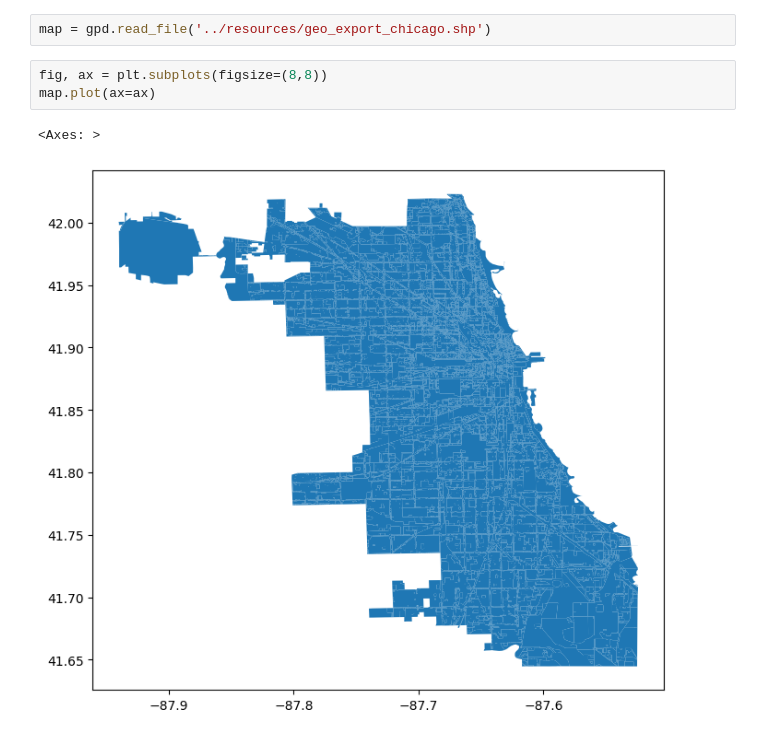
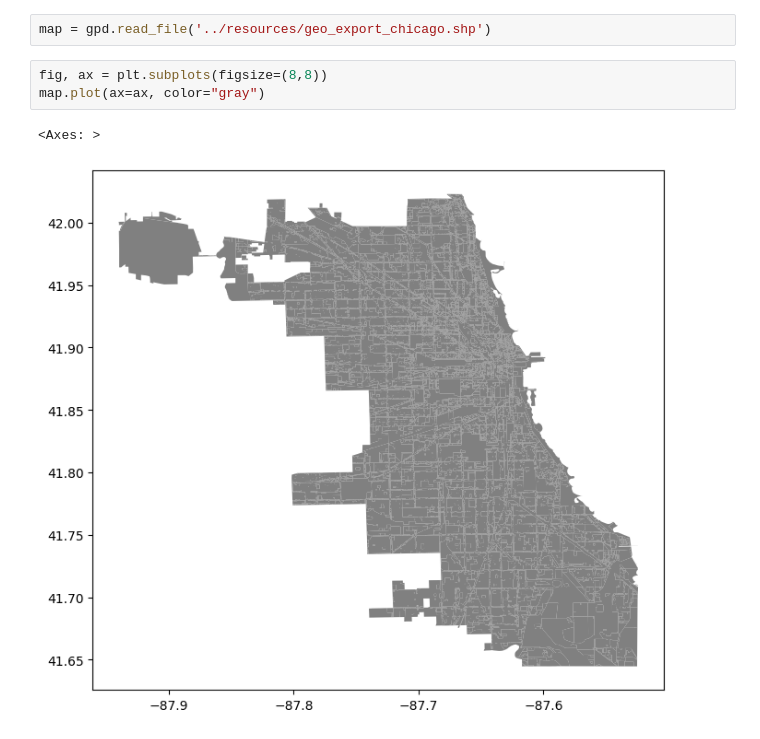
Before and after one commit to bvchnguyen/chicago-crime, a Jupyter notebook: notebooks/dataMap.ipynb, the cells around one changed output. Cells and saved outputs as stored; diff of their text form.

```diff
--- a/notebooks/dataMap.ipynb
+++ b/notebooks/dataMap.ipynb
@@ -14,7 +16,7 @@ from shapely.geometry import Point, Polygon
 map = gpd.read_file('../resources/geo_export_chicago.shp')
 # %%
 fig, ax = plt.subplots(figsize=(8,8))
-map.plot(ax=ax)
+map.plot(ax=ax, color="gray")
 # %% [output]
 <Axes: >
-[figure, old version]
+[figure, new version]
```
Also changed, not shown: parts of 3 cells of this notebook, 1 other file.
